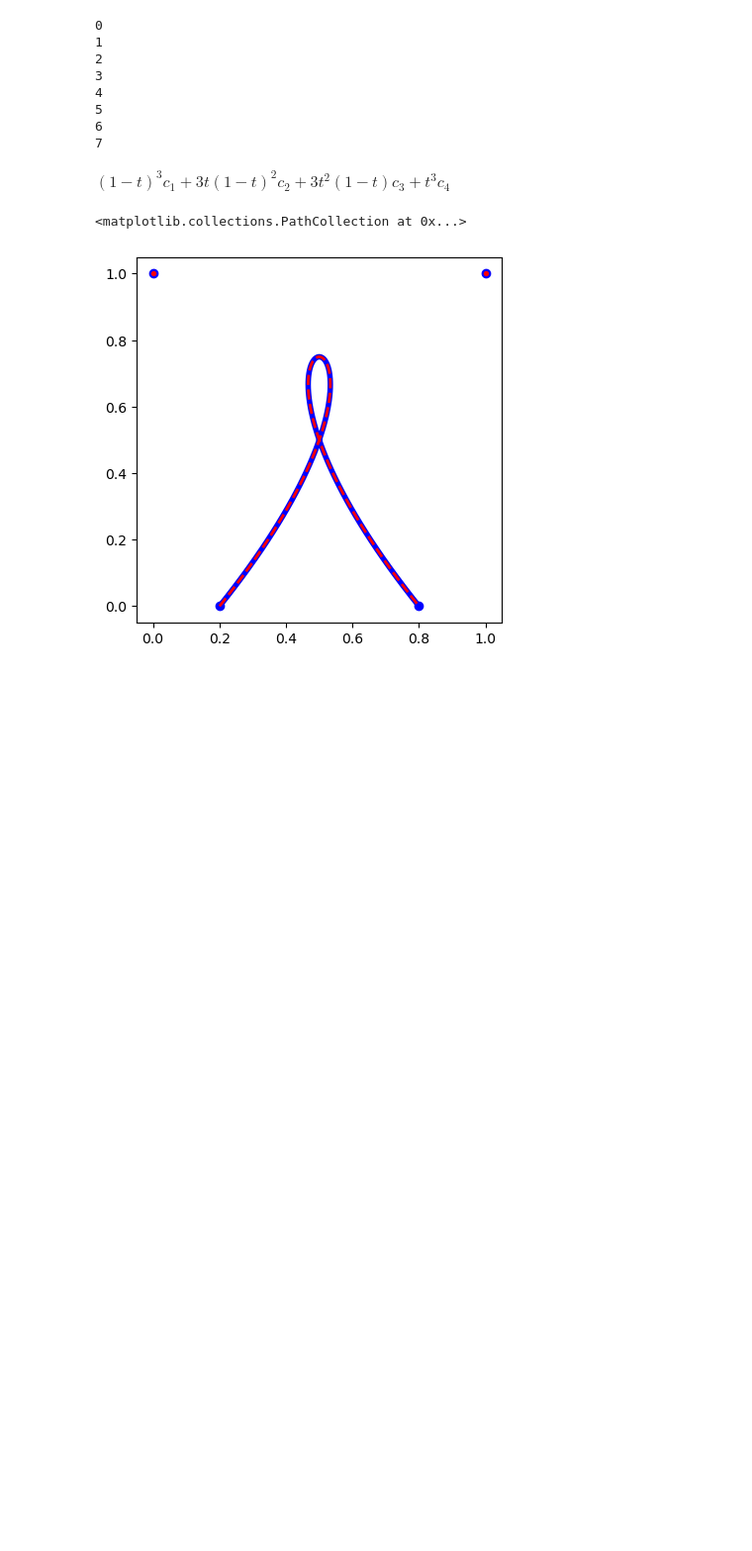
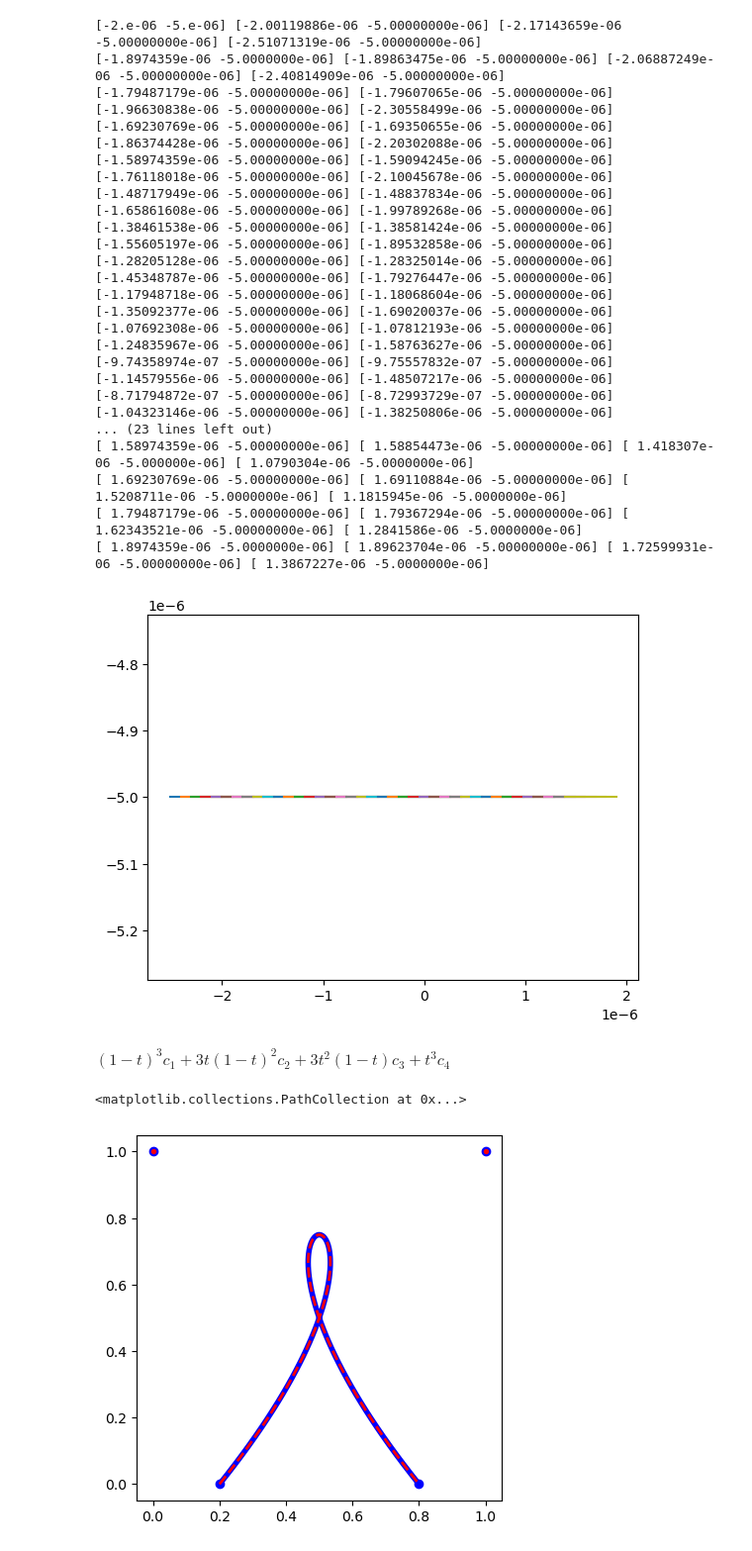
Before and after one commit to cepheid42/cuCBET, a Jupyter notebook: scratch.ipynb, the cells around one changed output. Shown: that part at 99% size. Drawn from its saved outputs; the diff is of its cells as text; code cells hidden in the pictures; blank space fills up the shorter version.

```diff
--- a/scratch.ipynb
+++ b/scratch.ipynb
@@ -3,25 +3,61 @@ import numpy as np
 import matplotlib.pyplot as plt
 import mpl_toolkits.mplot3d.axes3d as a3d
 %matplotlib inline
-# %%
-dims = [2, 2, 2]
-indices = [[0,0,0],[0,0,1],[0,1,0],[0,1,1],[1,0,0],[1,0,1],[1,1,0],[1,1,1]]
-
-for idxs in indices:
-  gid = idxs[0]
-  for i in range(1, len(dims)):
-    gid = idxs[i] + dims[i] * gid
-
-  print(gid)
-# %% [output]
-0
-1
-2
-3
-4
-5
-6
-7
+# %%
+# beam0 = np.genfromtxt('./outputs/beam_0.csv', dtype=np.float64, delimiter=',').reshape(-1, 4, 2)
+beam1 = np.genfromtxt('./outputs/beam_1.csv', dtype=np.float64, delimiter=',').reshape(-1, 4, 2)
+
+# rays0 = []
+rays1 = []
+ts = np.linspace(0.0, 1.0, 100).reshape(-1, 1)
+
+# for r in range(beam0.shape[0]):
+#     p0 = beam0[r, 0]
+#     p1 = beam0[r, 1]
+#     p2 = beam0[r, 2]
+#     p3 = beam0[r, 3]
+#     bez = ((1 - ts)**3 * p0) + (3 * ts * (1 - ts)**2 * p1) + (3 * ts**2 * (1 - ts) * p2) + (ts**3 * p3)
+#     rays0.append(bez)
+
+for r in range(beam1.shape[0]):
+    p0 = beam1[r, 0]
+    p1 = beam1[r, 1]
+    p2 = beam1[r, 2]
+    p3 = beam1[r, 3]
+    print(p0, p1, p2, p3)
+    bez = ((1 - ts)**3 * p0) + (3 * ts * (1 - ts)**2 * p1) + (3 * ts**2 * (1 - ts) * p2) + (ts**3 * p3)
+    rays1.append(bez)
+
+# rays0 = np.asarray(rays0)
+rays1 = np.asarray(rays1)
+
+# plt.plot(rays1[0, :, 1], rays1[0, :, 0])
+# plt.plot(rays1[1, :, 1], rays1[1, :, 0])
+
+# for r in rays0:
+#   plt.plot(r[:, 0], r[:, 1])
+
+for r in rays1:
+  plt.plot(r[:, 0], r[:, 1])
+# %% [output]
+[-2.e-06 -5.e-06] [-2.00119886e-06 -5.00000000e-06] [-2.17143659e-06 -5.00000000e-06] [-2.51071319e-06 -5.00000000e-06]
+[-1.8974359e-06 -5.0000000e-06] [-1.89863475e-06 -5.00000000e-06] [-2.06887249e-06 -5.00000000e-06] [-2.40814909e-06 -5.00000000e-06]
+[-1.79487179e-06 -5.00000000e-06] [-1.79607065e-06 -5.00000000e-06] [-1.96630838e-06 -5.00000000e-06] [-2.30558499e-06 -5.00000000e-06]
+[-1.69230769e-06 -5.00000000e-06] [-1.69350655e-06 -5.00000000e-06] [-1.86374428e-06 -5.00000000e-06] [-2.20302088e-06 -5.00000000e-06]
+[-1.58974359e-06 -5.00000000e-06] [-1.59094245e-06 -5.00000000e-06] [-1.76118018e-06 -5.00000000e-06] [-2.10045678e-06 -5.00000000e-06]
+[-1.48717949e-06 -5.00000000e-06] [-1.48837834e-06 -5.00000000e-06] [-1.65861608e-06 -5.00000000e-06] [-1.99789268e-06 -5.00000000e-06]
+[-1.38461538e-06 -5.00000000e-06] [-1.38581424e-06 -5.00000000e-06] [-1.55605197e-06 -5.00000000e-06] [-1.89532858e-06 -5.00000000e-06]
+[-1.28205128e-06 -5.00000000e-06] [-1.28325014e-06 -5.00000000e-06] [-1.45348787e-06 -5.00000000e-06] [-1.79276447e-06 -5.00000000e-06]
+[-1.17948718e-06 -5.00000000e-06] [-1.18068604e-06 -5.00000000e-06] [-1.35092377e-06 -5.00000000e-06] [-1.69020037e-06 -5.00000000e-06]
+[-1.07692308e-06 -5.00000000e-06] [-1.07812193e-06 -5.00000000e-06] [-1.24835967e-06 -5.00000000e-06] [-1.58763627e-06 -5.00000000e-06]
+[-9.74358974e-07 -5.00000000e-06] [-9.75557832e-07 -5.00000000e-06] [-1.14579556e-06 -5.00000000e-06] [-1.48507217e-06 -5.00000000e-06]
+[-8.71794872e-07 -5.00000000e-06] [-8.72993729e-07 -5.00000000e-06] [-1.04323146e-06 -5.00000000e-06] [-1.38250806e-06 -5.00000000e-06]
+... (23 lines left out)
+[ 1.58974359e-06 -5.00000000e-06] [ 1.58854473e-06 -5.00000000e-06] [ 1.418307e-06 -5.000000e-06] [ 1.0790304e-06 -5.0000000e-06]
+[ 1.69230769e-06 -5.00000000e-06] [ 1.69110884e-06 -5.00000000e-06] [ 1.5208711e-06 -5.0000000e-06] [ 1.1815945e-06 -5.0000000e-06]
+[ 1.79487179e-06 -5.00000000e-06] [ 1.79367294e-06 -5.00000000e-06] [ 1.62343521e-06 -5.00000000e-06] [ 1.2841586e-06 -5.0000000e-06]
+[ 1.8974359e-06 -5.0000000e-06] [ 1.89623704e-06 -5.00000000e-06] [ 1.72599931e-06 -5.00000000e-06] [ 1.3867227e-06 -5.0000000e-06]
+[figure, added]
 # %% [markdown]
 $\left(1-t\right)^{3}c_{1}+3t\left(1-t\right)^{2}c_{2}+3t^{2}\left(1-t\right)c_{3}+t^{3}c_{4}$
 # %%
```
Also changed, not shown: 6 other files.
